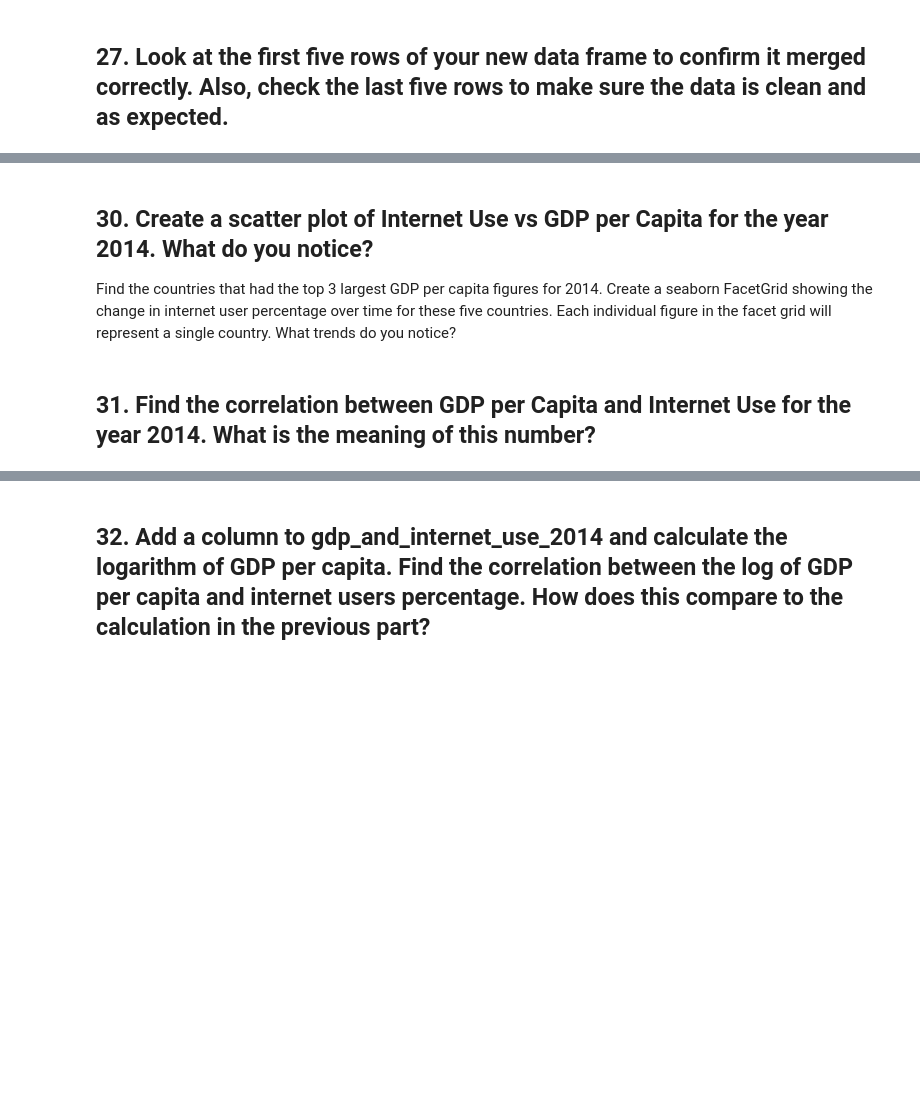
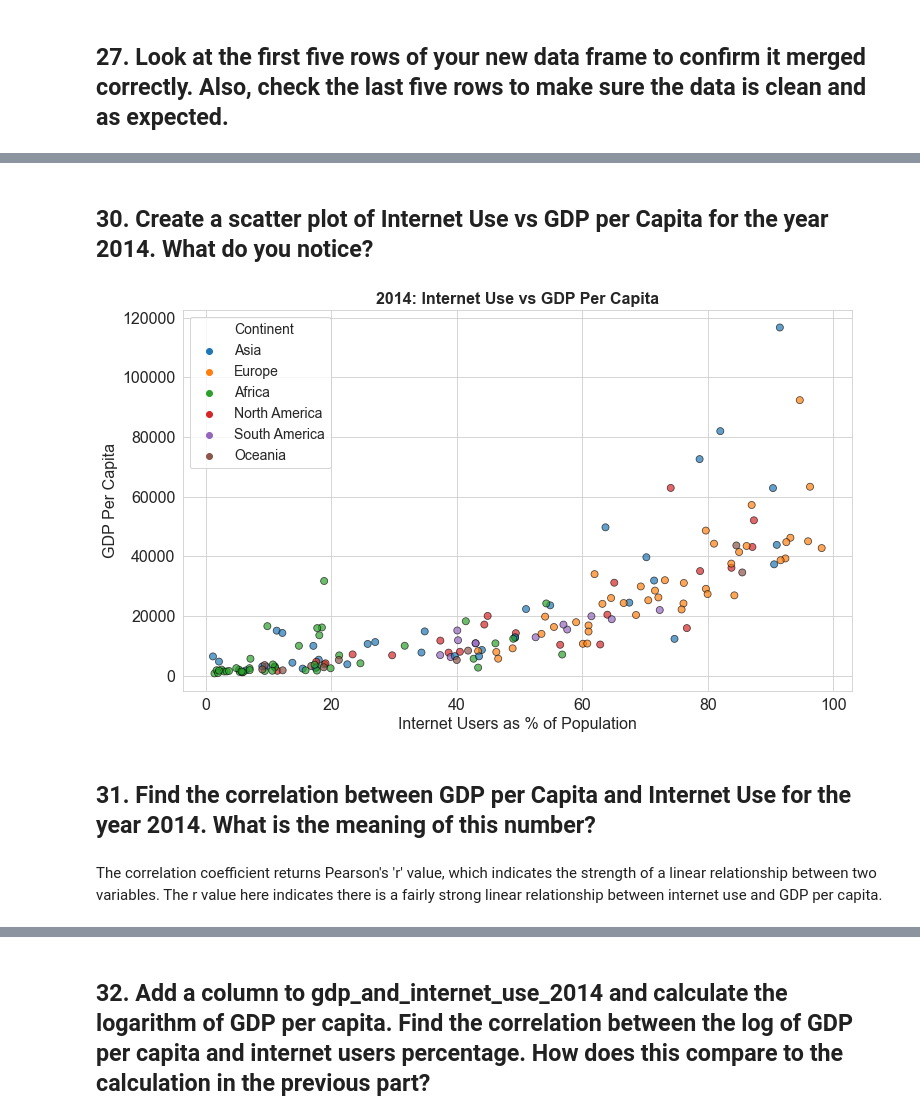
Before and after one commit to nss-data-science-cohort-4/dq1-undata-c-everest, a Jupyter notebook: notebooks/UN_Data_Exploration.ipynb, the cells around one changed output, grey strips where cells are left out. Cells and saved outputs as stored; diff of their text form; code cells hidden in the pictures; blank space fills up the shorter version.

```diff
--- a/notebooks/UN_Data_Exploration.ipynb
+++ b/notebooks/UN_Data_Exploration.ipynb
@@ -675,0 +761,4 @@ Difficult Bonus: Do not attempt this part until you have completed all other por
+# %%
+gdp_and_internet_use_2014 = gdp_and_internet_use.copy()
+gdp_and_internet_use_2014 = gdp_and_internet_use_2014[gdp_and_internet_use_2014['Year']== 2014]
+gdp_and_internet_use_2014.info()
@@ -678,5 +856,2 @@ Difficult Bonus: Do not attempt this part until you have completed all other por
 # %% [markdown]
 ## 30. Create a scatter plot of Internet Use vs GDP per Capita for the year 2014. What do you notice?
-
-Find the countries that had the top 3 largest GDP per capita figures for 2014. Create a seaborn FacetGrid showing the change in internet user percentage over time for these five countries. Each individual figure in the
-facet grid will represent a single country. What trends do you notice?
@@ -683,2 +860,19 @@ facet grid will represent a single country. What trends do you notice?
+# %%
+fontsize = 16
+
+plt.figure(figsize = (12,7))
+sns.scatterplot(data = gdp_and_internet_use_2014, x = 'Internet_Users_Pct', y = 'GDP_Per_Capita', s = 50,
+                hue = 'Continent',
+                alpha = 0.7, edgecolor = 'black')
+plt.xticks(fontsize = fontsize)
+plt.xlabel('Internet Users as % of Population', fontsize = fontsize)
+plt.yticks(fontsize = fontsize)
+plt.ylabel('GDP Per Capita', fontsize = fontsize)
+plt.title('2014: Internet Use vs GDP Per Capita', fontsize = fontsize, fontweight = 'bold')
+plt.legend(fontsize = fontsize - 2);
+# %% [output]
+[figure, added]
 # %% [markdown]
 ## 31. Find the correlation between GDP per Capita and Internet Use for the year 2014. What is the meaning of this number?
+# %% [markdown]
+The correlation coefficient returns Pearson's 'r' value, which indicates the strength of a linear relationship between two variables.  The r value here indicates there is a fairly strong linear relationship between internet use and GDP per capita.
```
Also changed, not shown: parts of 47 cells of this notebook.
